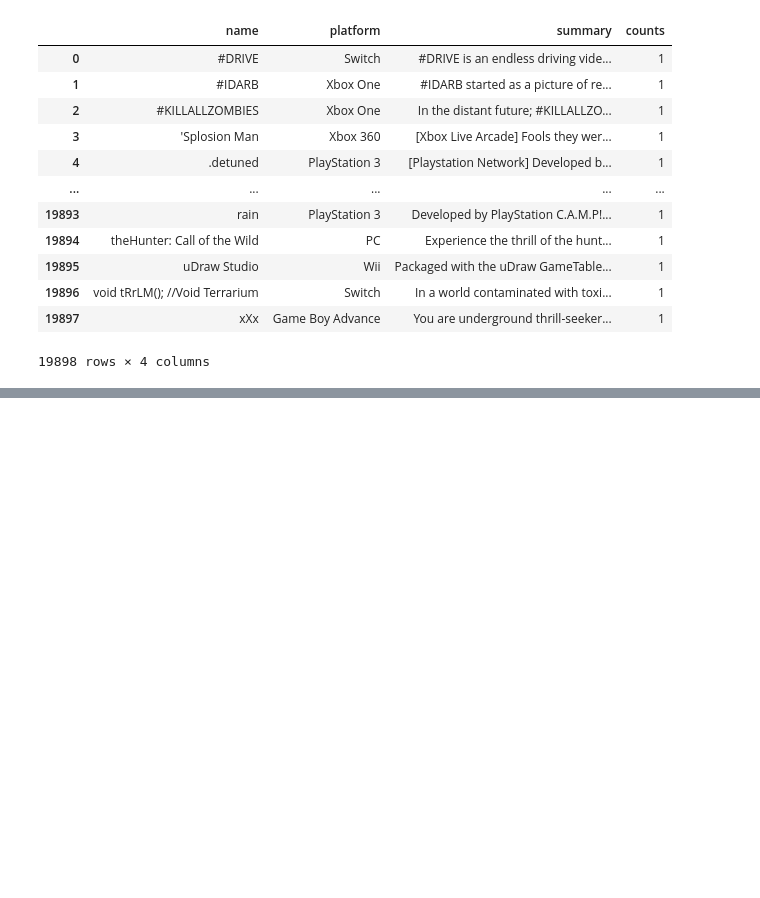
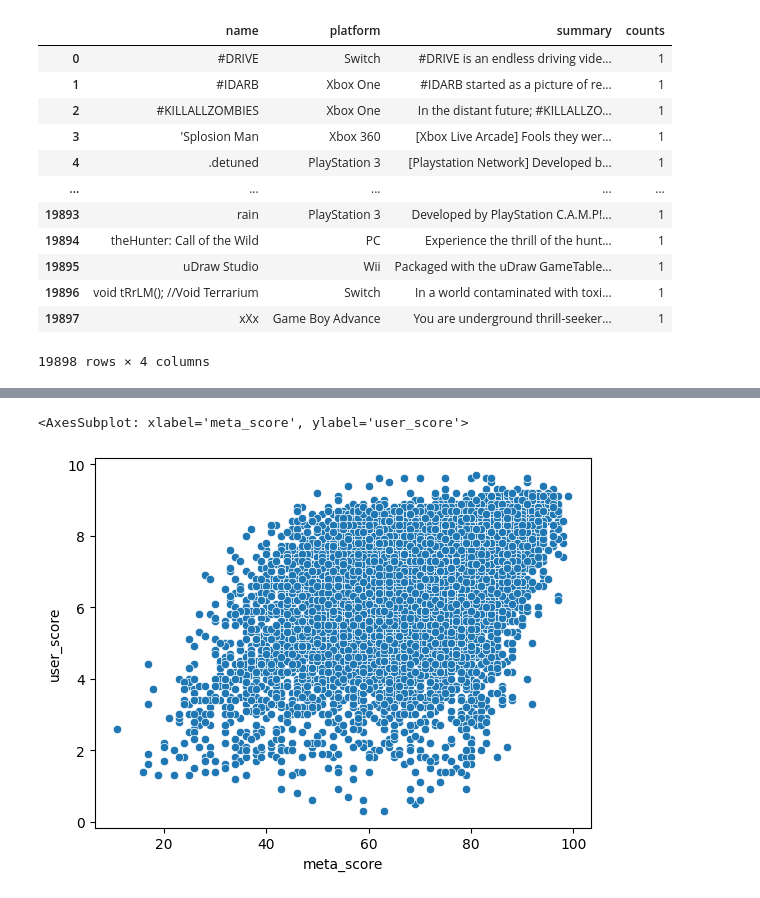
Before and after one commit to henrylin03/video-games, a Jupyter notebook: analysis.ipynb, the cells around one changed output, grey strips where cells are left out. Drawn from its saved outputs; the diff is of its cells as text; code cells hidden in the pictures; blank space fills up the shorter version.

Commit message:
add scatterplot and comments about next steps

```diff
--- a/analysis.ipynb
+++ b/analysis.ipynb
@@ -357,0 +364,10 @@ pd.read_sql_query(
+# %%
+# what is the relationship between metascore and userscores?
+import matplotlib.pyplot as plt
+import seaborn as sns
+
+# need to use some other technique to visualise better because too many!
+sns.scatterplot(data=merged_df, x="meta_score", y="user_score")
+# %% [output]
+<AxesSubplot: xlabel='meta_score', ylabel='user_score'>
+[figure, added]
```
Also changed, not shown: parts of 6 cells of this notebook.
